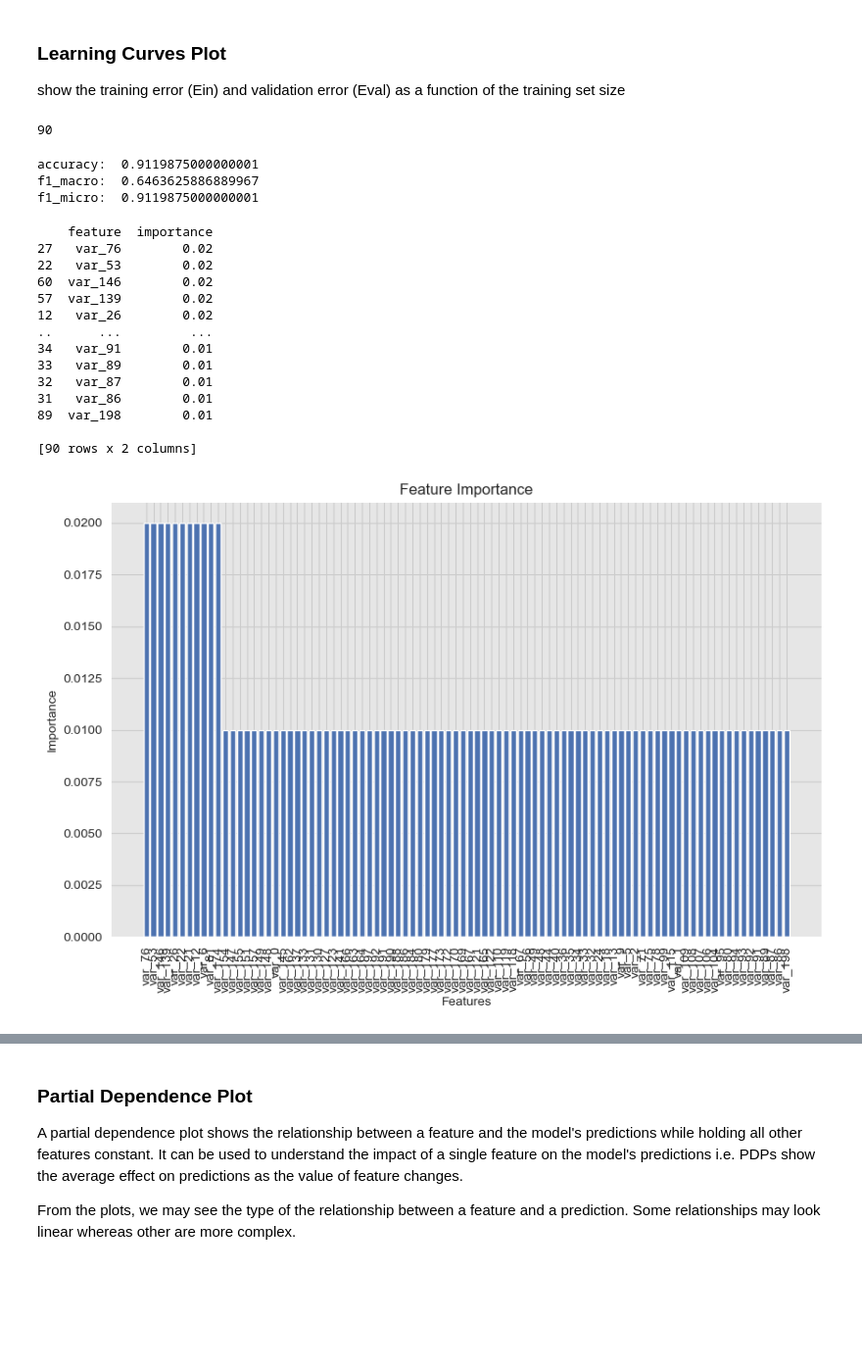
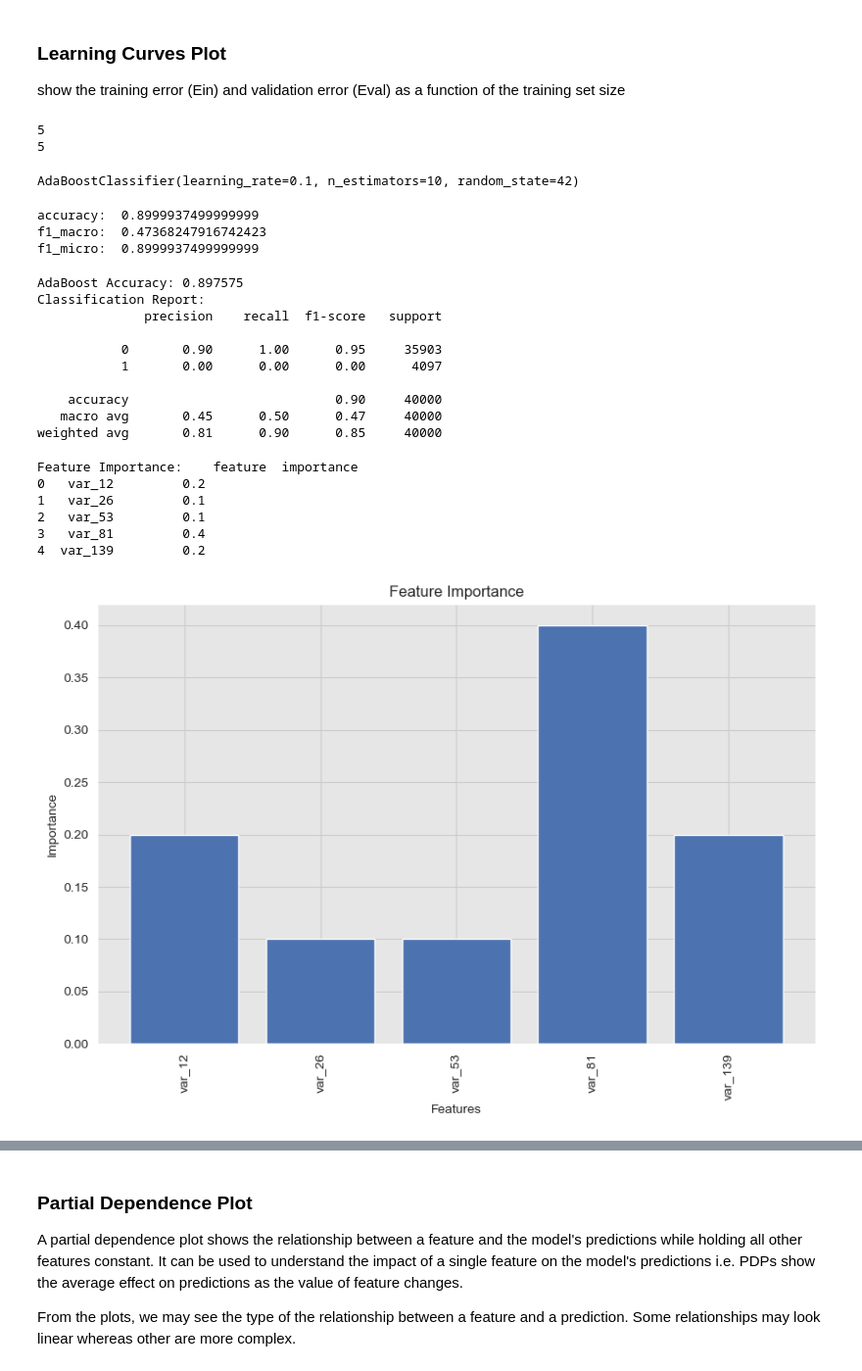
Before and after one commit to EngPeterAtef/transaction-prediction-ml-project, a Jupyter notebook: models/adaboost.ipynb, the cells around one changed output, grey strips where cells are left out. Shown at 98% size. Drawn from its saved outputs; the diff is of its cells as text; code cells hidden in the pictures; blank space fills up the shorter version.

```diff
--- a/models/adaboost.ipynb
+++ b/models/adaboost.ipynb
@@ -150,6 +187,7 @@ plt.show()
 show the training error (Ein) and validation error (Eval) as a function of the training set size
 # %%
 X_train_temp = X_train.copy()
+X_test_temp = X_test.copy()
 # %%
 # loop over feature_importance and print out the features with importance > 0.1
 for i in range(len(feature_importance)):
@@ -157,46 +195,64 @@ for i in range(len(feature_importance)):
         # remove the feature from the training data that has importance < 0.1
         X_train_temp = X_train_temp.drop(
             columns=feature_importance['feature'][i])
-len(X_train_temp.columns)
+        X_test_temp = X_test_temp.drop(
+            columns=feature_importance['feature'][i])
+
+print(len(X_train_temp.columns))
+print(len(X_test_temp.columns))
 # %% [output]
-90
+5
+5
+# %%
+adaboost_clf = AdaBoostClassifier(n_estimators=10, learning_rate=0.1, random_state=42)
+adaboost_clf.fit(X_train_temp, y_train)
+# %% [output]
+AdaBoostClassifier(learning_rate=0.1, n_estimators=10, random_state=42)
 # %%
-lr = LogisticRegression(C=100, max_iter=10000)
-lr.fit(X_train_temp, y_train)
-cv_results = cross_validate(lr, X_train_temp, y_train, cv=NUM_FOLDS, scoring=[
+cv_results = cross_validate(adaboost_clf, X_train_temp, y_train, cv=NUM_FOLDS, scoring=[
                             'f1_macro', 'accuracy', 'f1_micro', 'f1_weighted'])
 
 print('accuracy: ', cv_results['test_accuracy'].mean())
 print('f1_macro: ', cv_results['test_f1_macro'].mean())
 print('f1_micro: ', cv_results['test_f1_micro'].mean())
 # %% [output]
-accuracy:  0.9119875000000001
-f1_macro:  0.6463625886889967
-f1_micro:  0.9119875000000001
+accuracy:  0.8999937499999999
+f1_macro:  0.47368247916742423
+f1_micro:  0.8999937499999999
+# %%
+# Make predictions
+adaboost_prediction = adaboost_clf.predict(X_test_temp)
+
+adaboost_accuracy = accuracy_score(y_test, adaboost_prediction)
+print("AdaBoost Accuracy:", adaboost_accuracy)
+
+print("Classification Report:")
+print(classification_report(y_test, adaboost_prediction))
+# %% [output]
+AdaBoost Accuracy: 0.897575
+Classification Report:
+              precision    recall  f1-score   support
+
+           0       0.90      1.00      0.95     35903
+           1       0.00      0.00      0.00      4097
+
+    accuracy                           0.90     40000
+   macro avg       0.45      0.50      0.47     40000
+weighted avg       0.81      0.90      0.85     40000
 # %%
 # Get the feature importance
-importance = (abs(lr.coef_[0]) / np.abs(lr.coef_[0]).sum()).round(2)
-
-feature_importance = get_feature_importance(
-    features=X_train_temp.columns, importance=importance)
-print(feature_importance)
-
+get_feature_importance = adaboost_clf.feature_importances_
+# convert this numpy array to a pandas DataFrame
+feature_importance = pd.DataFrame({'feature': X_train_temp.columns, 'importance': get_feature_importance})
+print("Feature Importance:", feature_importance)
 plt = get_feature_importance_plot(
-    feature_importance, modelname='Logistic Regression',save=False)
+    feature_importance, modelname='AdaBoost',save=False)
 plt.show()
 # %% [output]
-    feature  importance
-27   var_76        0.02
-22   var_53        0.02
-60  var_146        0.02
-57  var_139        0.02
-12   var_26        0.02
-..      ...         ...
-34   var_91        0.01
-33   var_89        0.01
-32   var_87        0.01
-31   var_86        0.01
-89  var_198        0.01
-
-[90 rows x 2 columns]
+Feature Importance:    feature  importance
+0   var_12         0.2
+1   var_26         0.1
+2   var_53         0.1
+3   var_81         0.4
+4  var_139         0.2
-[figure, old version]
+[figure, new version]
```
Also changed, not shown: parts of 23 cells of this notebook, 8 other files.
